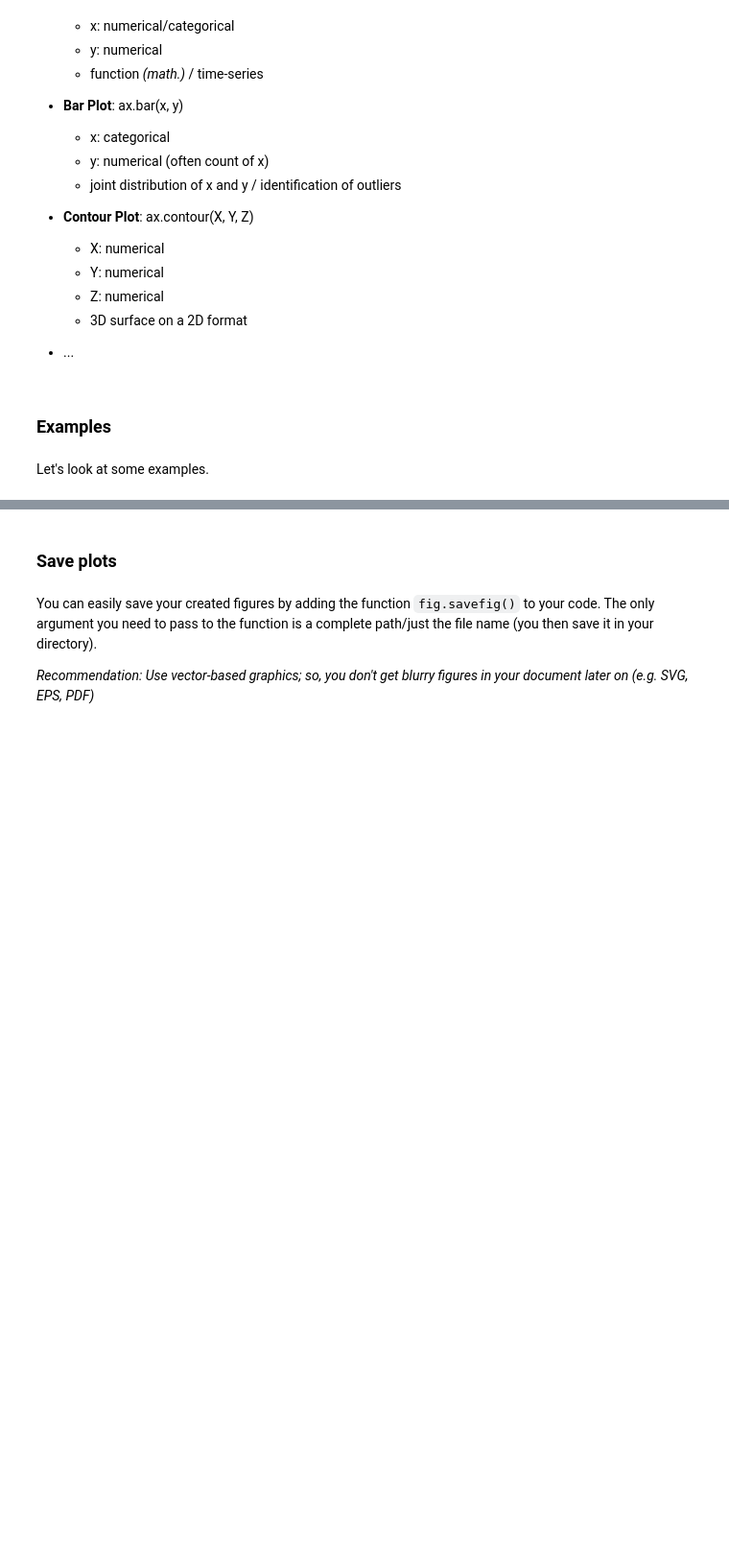
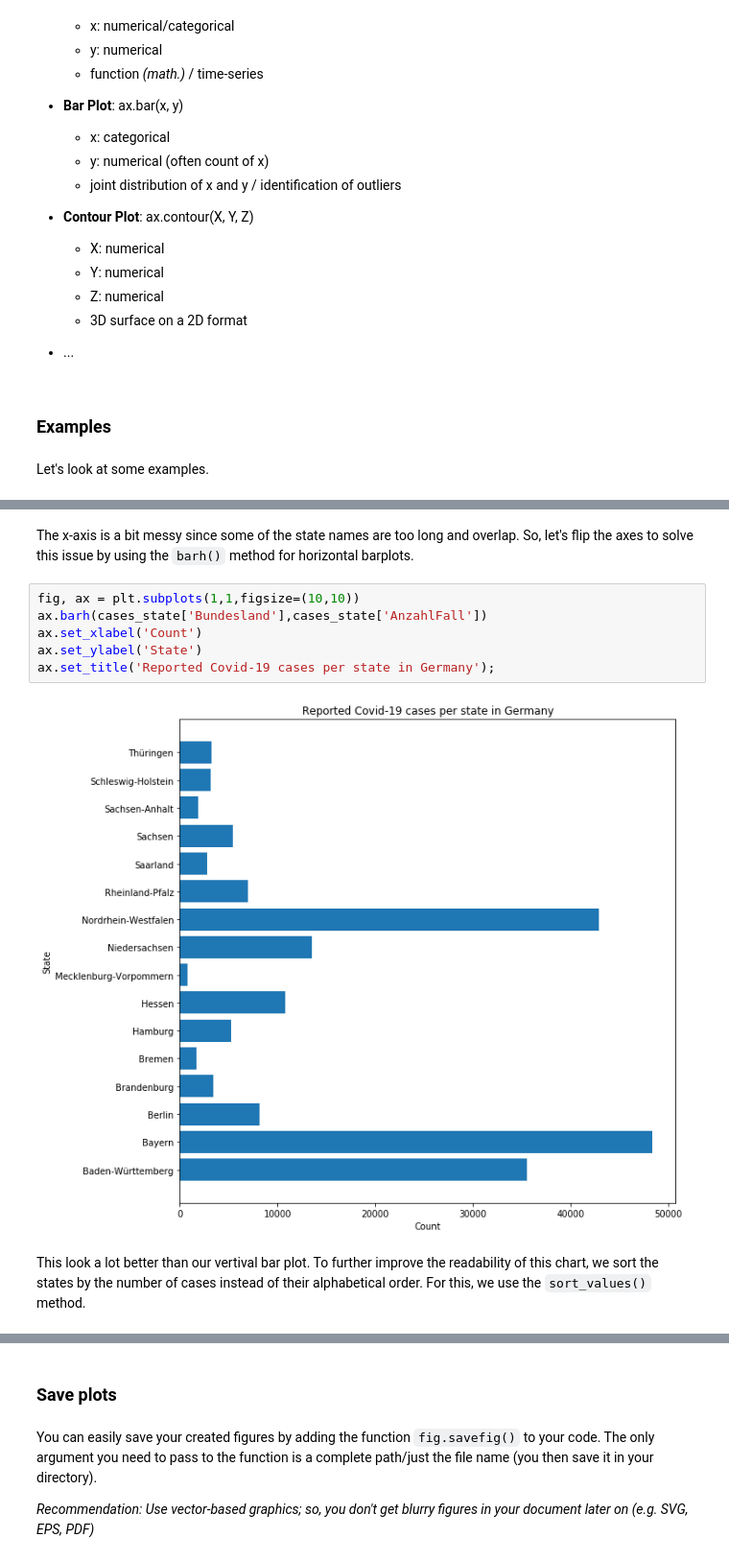
Before and after one commit to volkamerlab/ai_in_medicine, a Jupyter notebook: week1_session3_matplotlib_seaborn.ipynb, the cells around one changed output, grey strips where cells are left out. Shown at 96% size. Drawn from its saved outputs; the diff is of its cells as text; blank space fills up the shorter version.

```diff
--- a/week1_session3_matplotlib_seaborn.ipynb
+++ b/week1_session3_matplotlib_seaborn.ipynb
@@ -489,0 +326,12 @@ As you can see, it is possible to use several methods on the same *Axes* object
+# %% [markdown]
+The x-axis is a bit messy since some of the state names are too long and overlap. So, let's flip the axes to solve this issue by using the `barh()` method for horizontal barplots.
+# %%
+fig, ax = plt.subplots(1,1,figsize=(10,10))
+ax.barh(cases_state['Bundesland'],cases_state['AnzahlFall'])
+ax.set_xlabel('Count')
+ax.set_ylabel('State')
+ax.set_title('Reported Covid-19 cases per state in Germany');
+# %% [output]
+[figure, added]
+# %% [markdown]
+This look a lot better than our vertival bar plot. To further improve the readability of this chart, we sort the states by the number of cases instead of their alphabetical order. For this, we use the `sort_values()` method.
```
Also changed, not shown: parts of 151 cells of this notebook, 1 other file.
